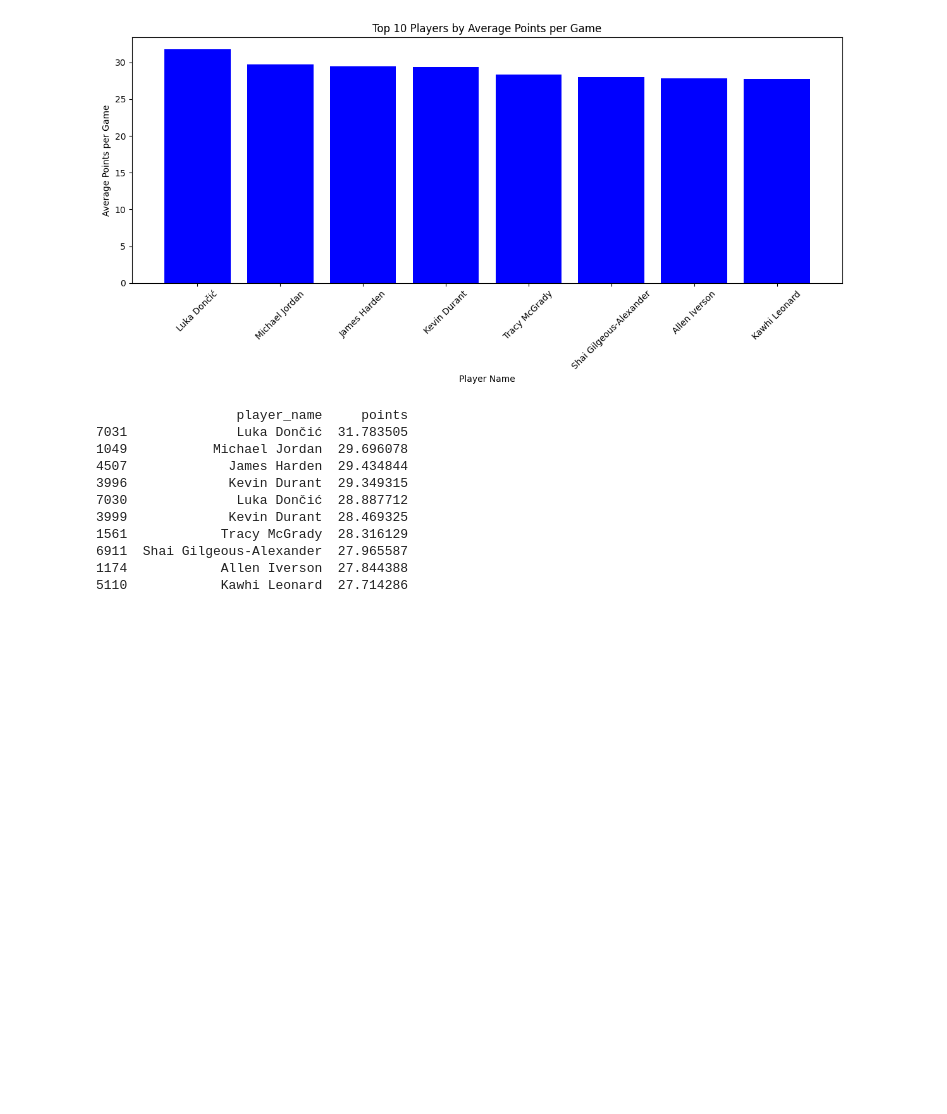
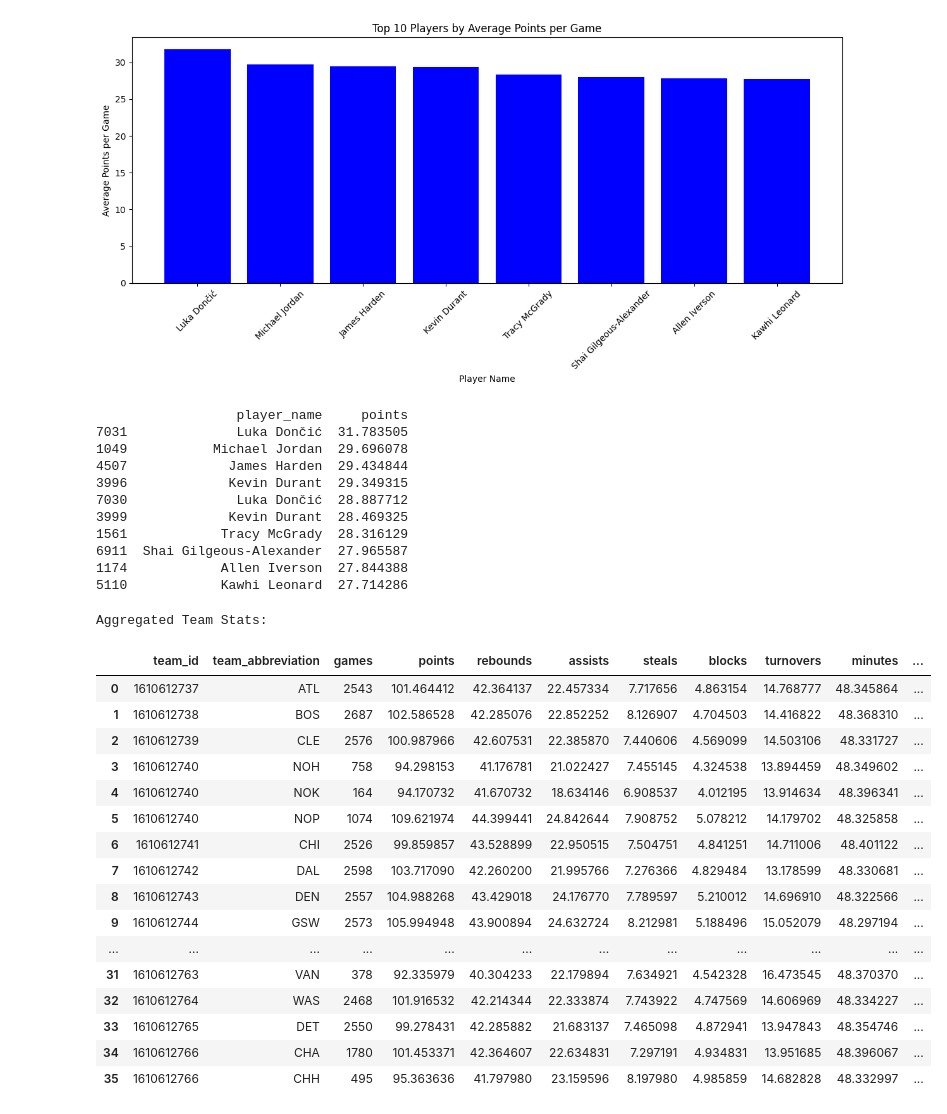
Before and after one commit to Caro-13/data_viz_NBA_Hyp_A, a Jupyter notebook: main.ipynb, the cells around one changed output. Drawn from its saved outputs; the diff is of its cells as text; code cells hidden in the pictures; blank space fills up the shorter version.

```diff
--- a/main.ipynb
+++ b/main.ipynb
@@ -94,3 +95,33 @@ Aggregated Player Stats:
 6911  Shai Gilgeous-Alexander  27.965587
 1174            Allen Iverson  27.844388
 5110            Kawhi Leonard  27.714286
+# %%
+#teams aggregate stats from team boxscores
+team_agg_summary = (
+        team_boxscores.groupby(["team_id", "team_abbreviation"], as_index=False)
+            .agg(
+                games=("game_id", "nunique"),
+                **{v: (k, "mean") for k, v in available.items()}
+            )
+    )
+print("Aggregated Team Stats:")
+display(team_agg_summary)
+# %% [output]
+Aggregated Team Stats:
+|  | team_id | team_abbreviation | games | points | rebounds | assists | steals | blocks | turnovers | minutes | ... |
+| 0 | 1610612737 | ATL | 2543 | 101.464412 | 42.364137 | 22.457334 | 7.717656 | 4.863154 | 14.768777 | 48.345864 | ... |
+| 1 | 1610612738 | BOS | 2687 | 102.586528 | 42.285076 | 22.852252 | 8.126907 | 4.704503 | 14.416822 | 48.368310 | ... |
+| 2 | 1610612739 | CLE | 2576 | 100.987966 | 42.607531 | 22.385870 | 7.440606 | 4.569099 | 14.503106 | 48.331727 | ... |
+| 3 | 1610612740 | NOH | 758 | 94.298153 | 41.176781 | 21.022427 | 7.455145 | 4.324538 | 13.894459 | 48.349602 | ... |
+| 4 | 1610612740 | NOK | 164 | 94.170732 | 41.670732 | 18.634146 | 6.908537 | 4.012195 | 13.914634 | 48.396341 | ... |
+| 5 | 1610612740 | NOP | 1074 | 109.621974 | 44.399441 | 24.842644 | 7.908752 | 5.078212 | 14.179702 | 48.325858 | ... |
+| 6 | 1610612741 | CHI | 2526 | 99.859857 | 43.528899 | 22.950515 | 7.504751 | 4.841251 | 14.711006 | 48.401122 | ... |
+| 7 | 1610612742 | DAL | 2598 | 103.717090 | 42.260200 | 21.995766 | 7.276366 | 4.829484 | 13.178599 | 48.330681 | ... |
+| 8 | 1610612743 | DEN | 2557 | 104.988268 | 43.429018 | 24.176770 | 7.789597 | 5.210012 | 14.696910 | 48.322566 | ... |
+| 9 | 1610612744 | GSW | 2573 | 105.994948 | 43.900894 | 24.632724 | 8.212981 | 5.188496 | 15.052079 | 48.297194 | ... |
+| ... | ... | ... | ... | ... | ... | ... | ... | ... | ... | ... | ... |
+| 31 | 1610612763 | VAN | 378 | 92.335979 | 40.304233 | 22.179894 | 7.634921 | 4.542328 | 16.473545 | 48.370370 | ... |
+| 32 | 1610612764 | WAS | 2468 | 101.916532 | 42.214344 | 22.333874 | 7.743922 | 4.747569 | 14.606969 | 48.334227 | ... |
+| 33 | 1610612765 | DET | 2550 | 99.278431 | 42.285882 | 21.683137 | 7.465098 | 4.872941 | 13.947843 | 48.354746 | ... |
+| 34 | 1610612766 | CHA | 1780 | 101.453371 | 42.364607 | 22.634831 | 7.297191 | 4.934831 | 13.951685 | 48.396067 | ... |
+| 35 | 1610612766 | CHH | 495 | 95.363636 | 41.797980 | 23.159596 | 8.197980 | 4.985859 | 14.682828 | 48.332997 | ... |
```
Also changed, not shown: parts of 3 cells of this notebook.
